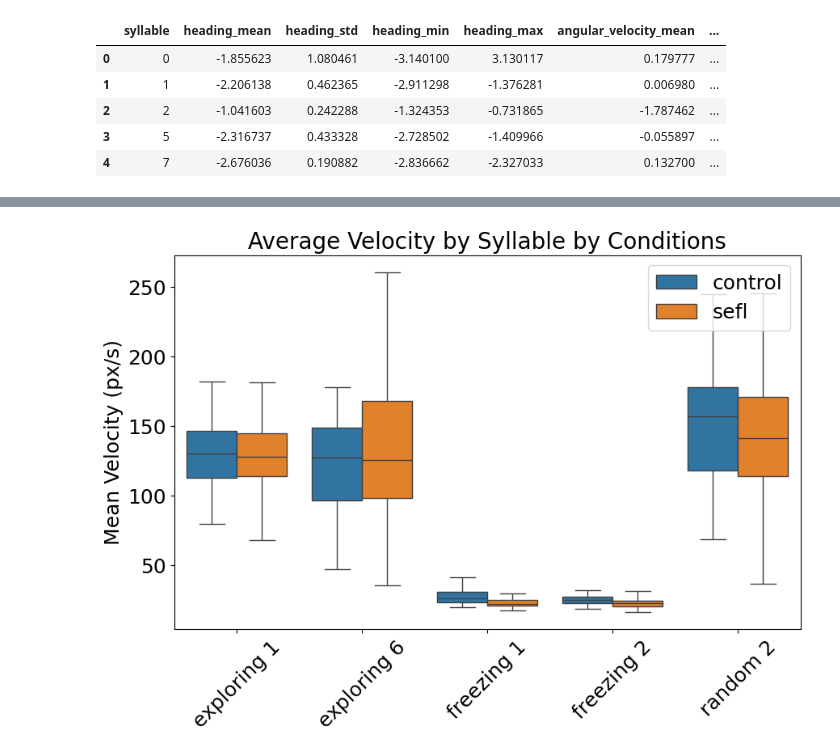
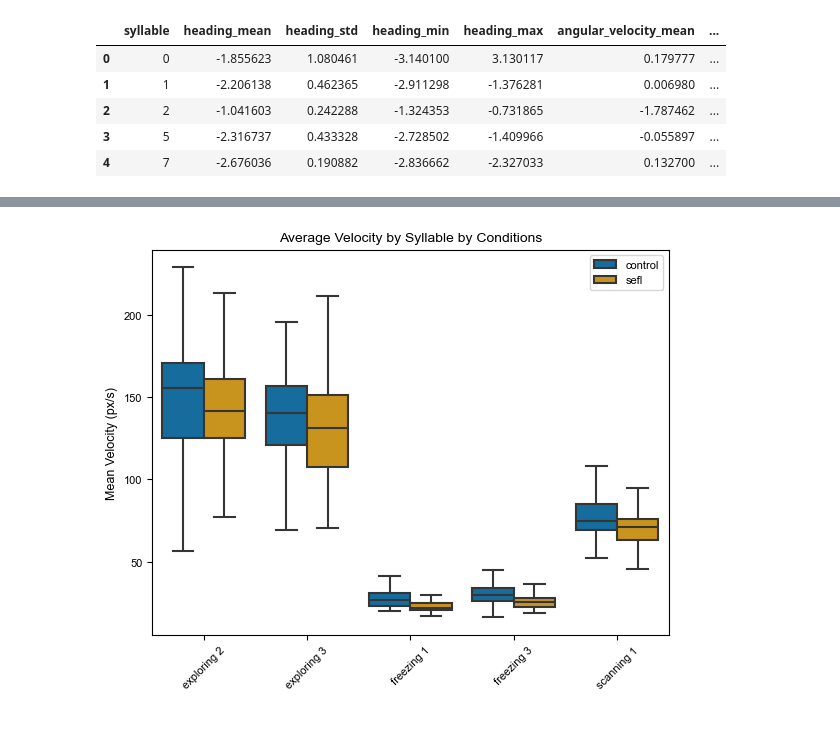
Before and after one commit to GergelyTuri/els_project, a Jupyter notebook: notebooks/novak_analyses/kpms_plots_0506.ipynb, the cells around one changed output, grey strips where cells are left out. Cells and saved outputs as stored; diff of their text form; code cells hidden in the pictures; blank space fills up the shorter version.

Commit message:
kpms related figure update

```diff
--- a/notebooks/novak_analyses/kpms_plots_0506.ipynb
+++ b/notebooks/novak_analyses/kpms_plots_0506.ipynb
@@ -9,8 +9,7 @@ if project_root not in sys.path:
 
 from visualization import *
 # %%
-data_loc = r'G:\Shared drives\Turi_lab\Data\PTSD_project\DLC_and_Moseq\sefl_1s_bout\2025_02_06-09_35_01\stats_df_cond_age.csv'
-
+data_loc = r'/Users/novak/Library/CloudStorage/GoogleDrive-hc3429@columbia.edu/Shared drives/Turi_lab/Data/PTSD_project/DLC_and_Moseq/sefl_1s_bout/2025_02_06-09_35_01/stats_df_cond_age.csv'
 kpms_data = pd.read_csv(data_loc)
 # %%
 def extract_cohort_and_day(name: str):
@@ -91,20 +124,20 @@ kpms_data['syllable_name'] = kpms_data['syllable'].map(syllable_map)
 # %%
-significant_syllables = [1, 2, 5, 13, 15]
+significant_syllables = [4, 6, 1, 8, 0]
 
 create_box_strip_plot(
     kpms_data,
     'syllable_name',
     'velocity_px_s_mean',
     'condition',
     'Average Velocity by Syllable by Conditions',
     'Mean Velocity (px/s)',
     significant_syllables,
     syllable_map=syllable_map,
-    ylim=(-3.5, 3.5),
-    output_filename=r'C:\Users\Chehaoy\Dropbox\SEFL_paper\figures\kpms figures\Syllable_Velocity_by_Condition.svg'
+    # ylim=(-3.5, 3.5),
+    output_filename='/Users/novak/Documents/nyspi/sefl/kpms_svg_figures/figure4c.svg'
 )
 # %% [output]
-[figure, old version]
+[figure, new version]
 # %%
 kpms_sefl = kpms_data[kpms_data['condition'] == 'sefl']
 
```
Also changed, not shown: parts of 4 cells of this notebook, 3 other files.
